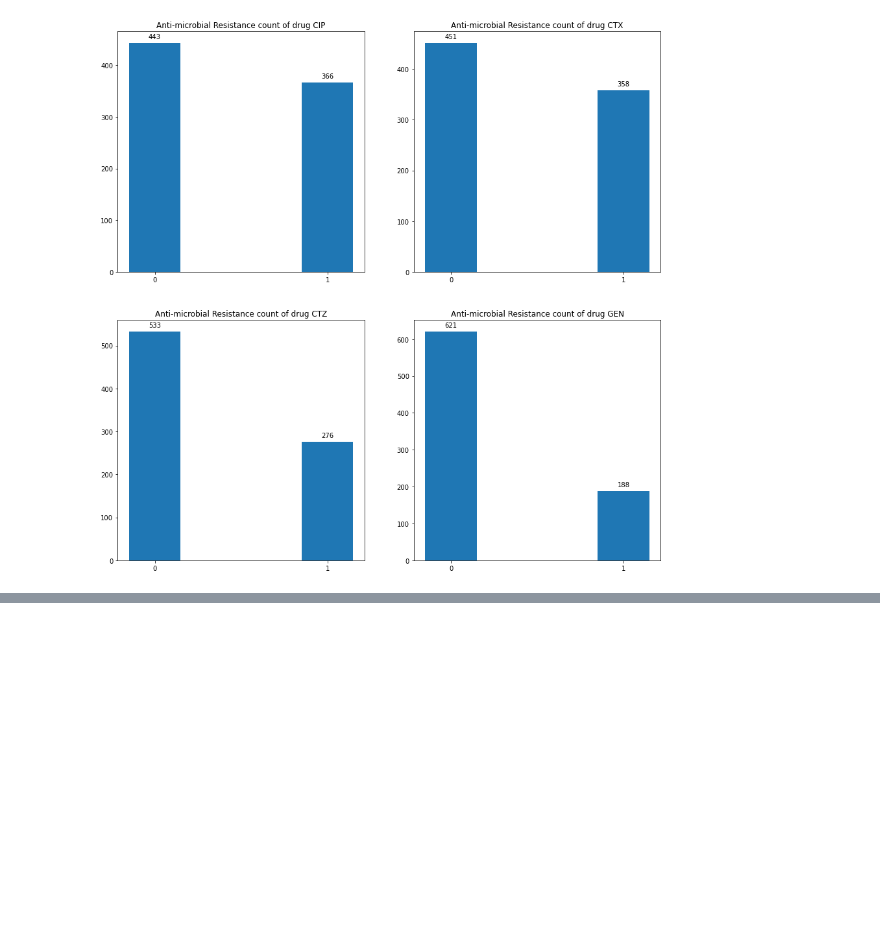
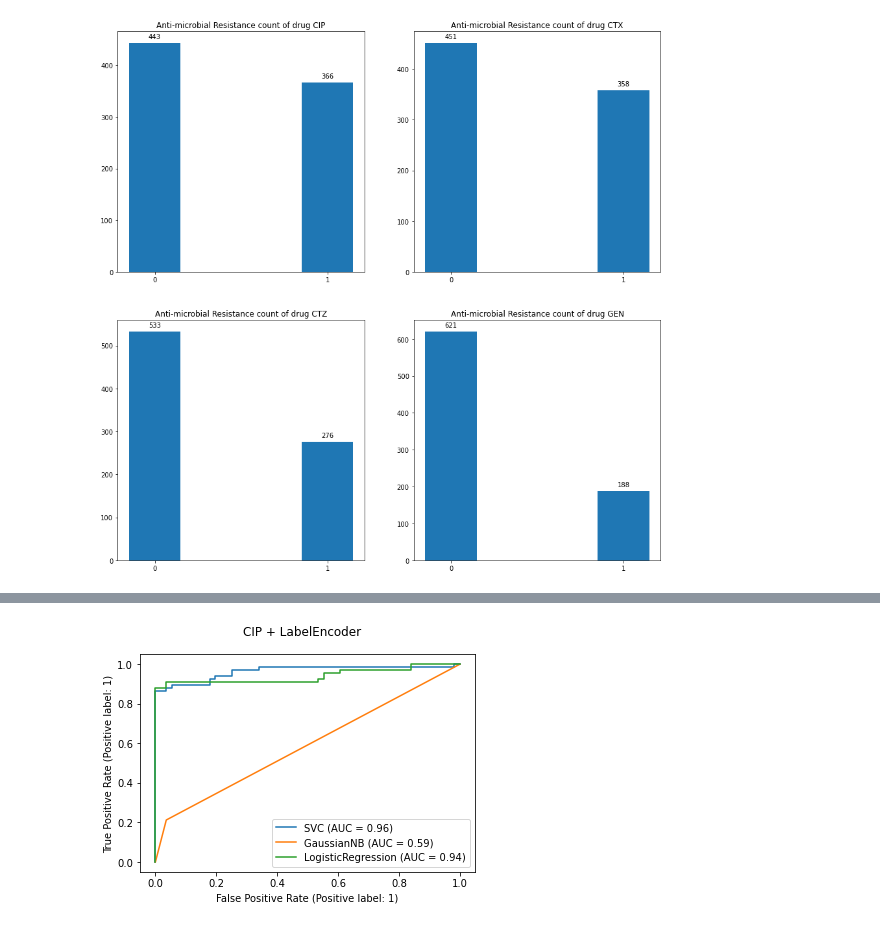
Before and after one commit to VickusWan/CSC869-Finalproject, a Jupyter notebook: VictorUong_part.ipynb, the cells around one changed output, grey strips where cells are left out. Cells and saved outputs as stored; diff of their text form; code cells hidden in the pictures; blank space fills up the shorter version.

```diff
--- a/VictorUong_part.ipynb
+++ b/VictorUong_part.ipynb
@@ -130,0 +180,11 @@ for row_num in range(n_rows):
+# %%
+X_train, X_test, y_train, y_test = train_test_split(labels, y1, test_size=0.15, random_state=0)
+
+svc_disp = RocCurveDisplay.from_estimator(svc, X_test, y_test)
+gnb_disp = RocCurveDisplay.from_estimator(nb, X_test, y_test, ax=svc_disp.ax_)
+logit_disp = RocCurveDisplay.from_estimator(logit, X_test, y_test, ax=svc_disp.ax_)
+logit_disp.figure_.suptitle("CIP + LabelEncoder")
+
+plt.show()
+# %% [output]
+[figure, added]
```
Also changed, not shown: parts of 22 cells of this notebook.
